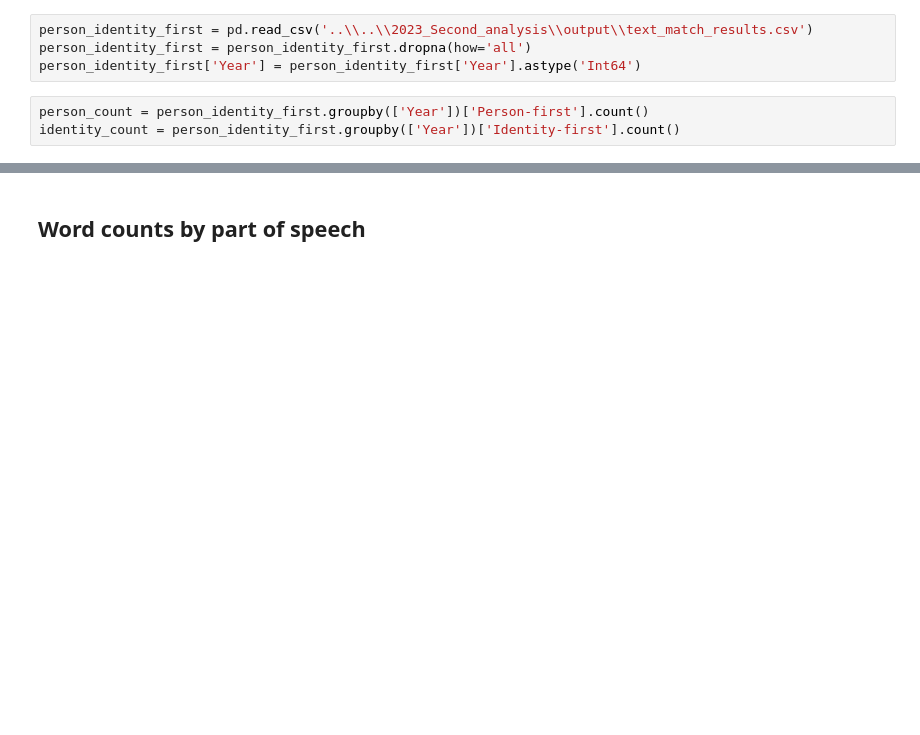
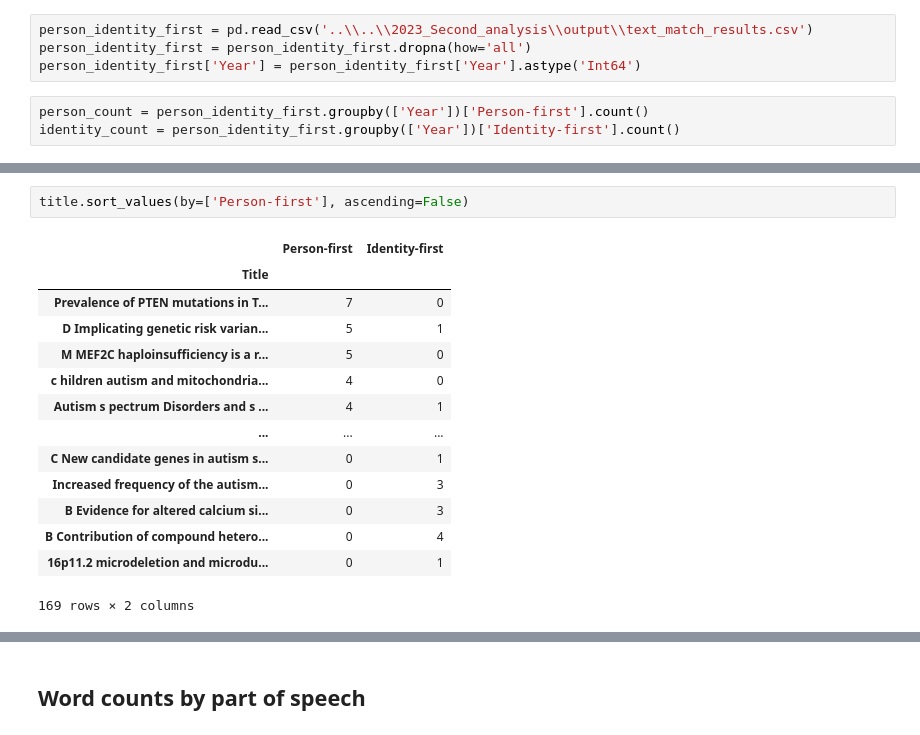
Before and after one commit to UKDataServiceOpen/Person_Identy_First_Language, a Jupyter notebook: 2023_Second_analysis/code/Analyze_professionally_cleaned.ipynb, the cells around one changed output, grey strips where cells are left out. Cells and saved outputs as stored; diff of their text form; blank space fills up the shorter version.

```diff
--- a/2023_Second_analysis/code/Analyze_professionally_cleaned.ipynb
+++ b/2023_Second_analysis/code/Analyze_professionally_cleaned.ipynb
@@ -263,0 +321,17 @@ plt.show()
+# %%
+title.sort_values(by=['Person-first'], ascending=False)
+# %% [output]
+|  | Person-first | Identity-first |
+| Title |  |  |
+| Prevalence of PTEN mutations in T... | 7 | 0 |
+| D Implicating genetic risk varian... | 5 | 1 |
+| M MEF2C haploinsufficiency is a r... | 5 | 0 |
+| c hildren autism and mitochondria... | 4 | 0 |
+| Autism s pectrum Disorders and s ... | 4 | 1 |
+| ... | ... | ... |
+| C New candidate genes in autism s... | 0 | 1 |
+| Increased frequency of the autism... | 0 | 3 |
+| B Evidence for altered calcium si... | 0 | 3 |
+| B Contribution of compound hetero... | 0 | 4 |
+| 16p11.2 microdeletion and microdu... | 0 | 1 |
+169 rows × 2 columns
```
Also changed, not shown: parts of 23 cells of this notebook, 1 other file.
